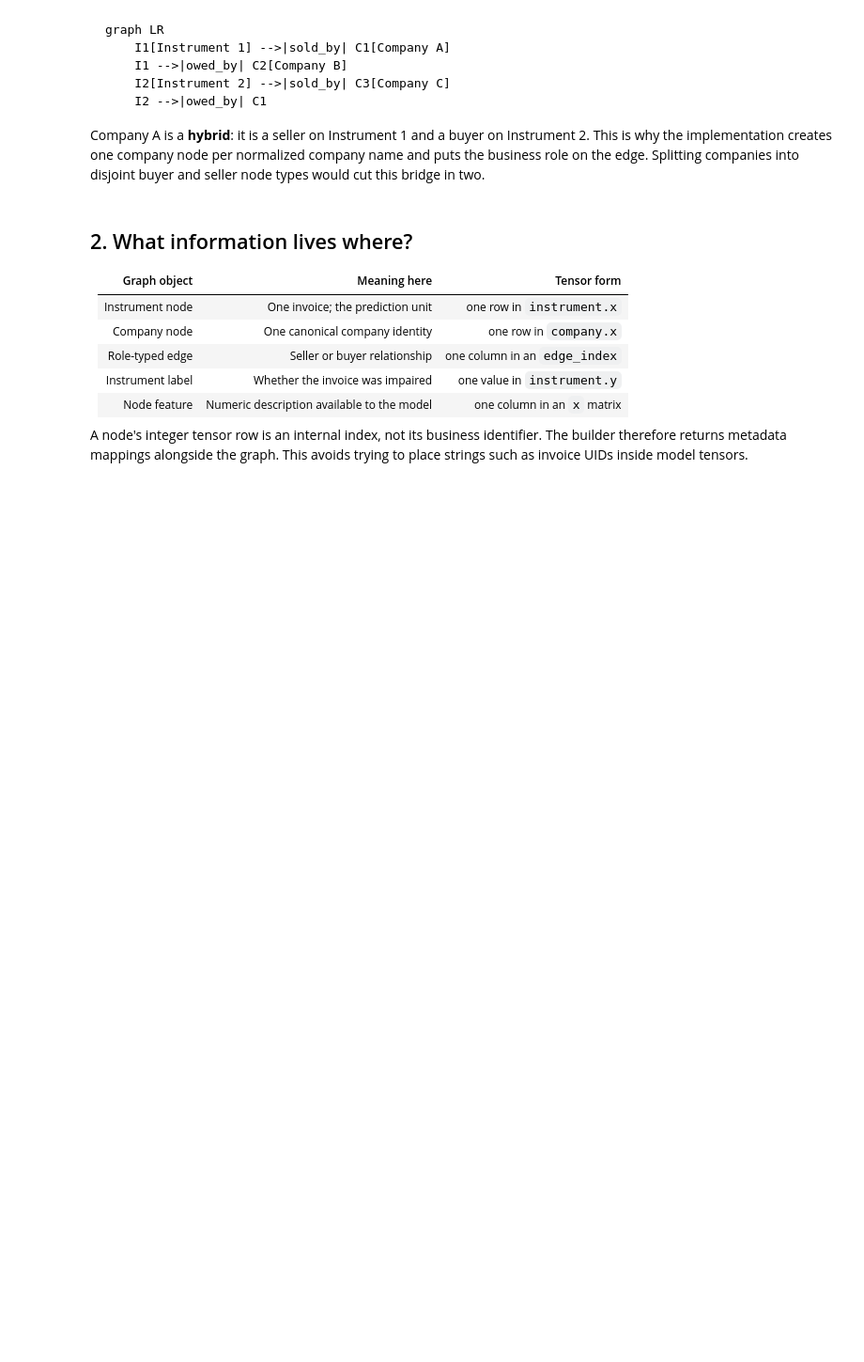
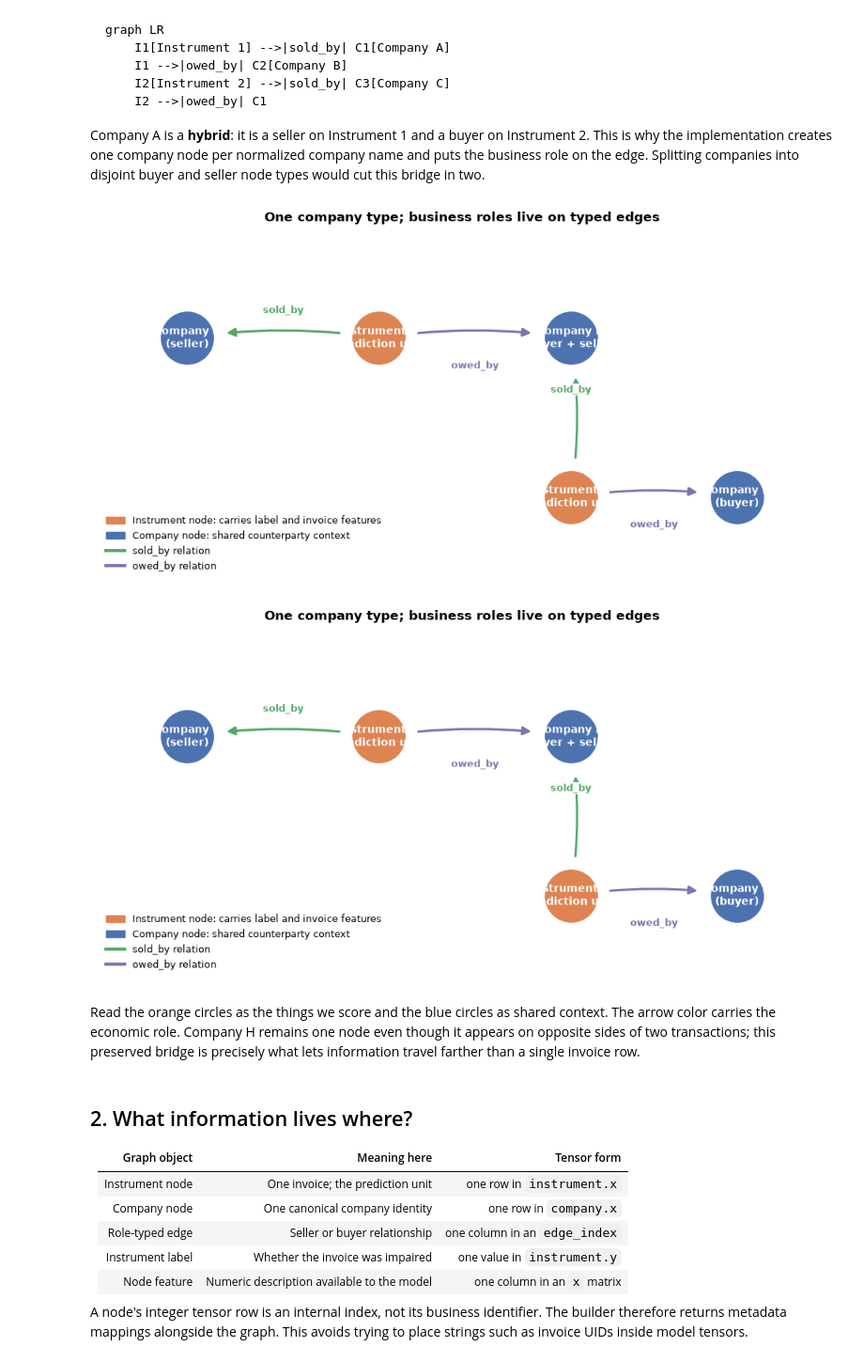
Before and after one commit to davidemariani/GNN-trade-finance-credit-scoring, a Jupyter notebook: notebooks/02_project/00_graph_construction.ipynb, the cells around one changed output. Shown at 94% size. Drawn from its saved outputs; the diff is of its cells as text; code cells hidden in the pictures; blank space fills up the shorter version.

Commit message:
Add visual graph studybooks and topology EDA

````diff
--- a/notebooks/02_project/00_graph_construction.ipynb
+++ b/notebooks/02_project/00_graph_construction.ipynb
@@ -39,6 +39,15 @@ graph LR
 ```
 
 Company A is a **hybrid**: it is a seller on Instrument 1 and a buyer on Instrument 2. This is why the implementation creates one company node per normalized company name and puts the business role on the edge. Splitting companies into disjoint buyer and seller node types would cut this bridge in two.
+# %%
+from graph_ml.viz import plot_graph_schema
+
+plot_graph_schema()
+# %% [output]
+[figure, added]
+[figure, added]
+# %% [markdown]
+Read the orange circles as the things we score and the blue circles as shared context. The arrow color carries the economic role. Company H remains one node even though it appears on opposite sides of two transactions; this preserved bridge is precisely what lets information travel farther than a single invoice row.
 # %% [markdown]
 ## 2. What information lives where?
 
````
Also changed, not shown: parts of 5 cells of this notebook, 18 other files.
